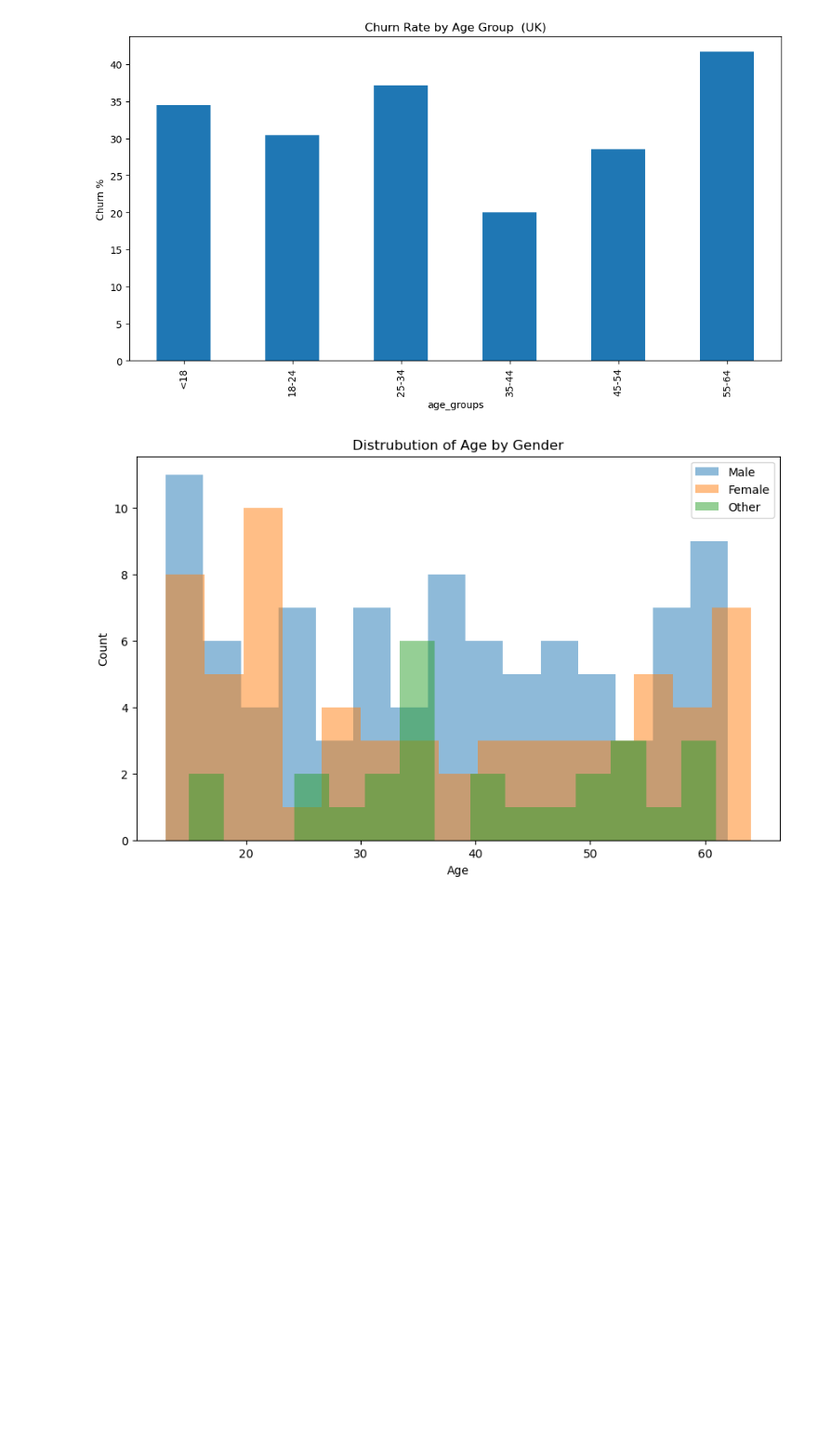
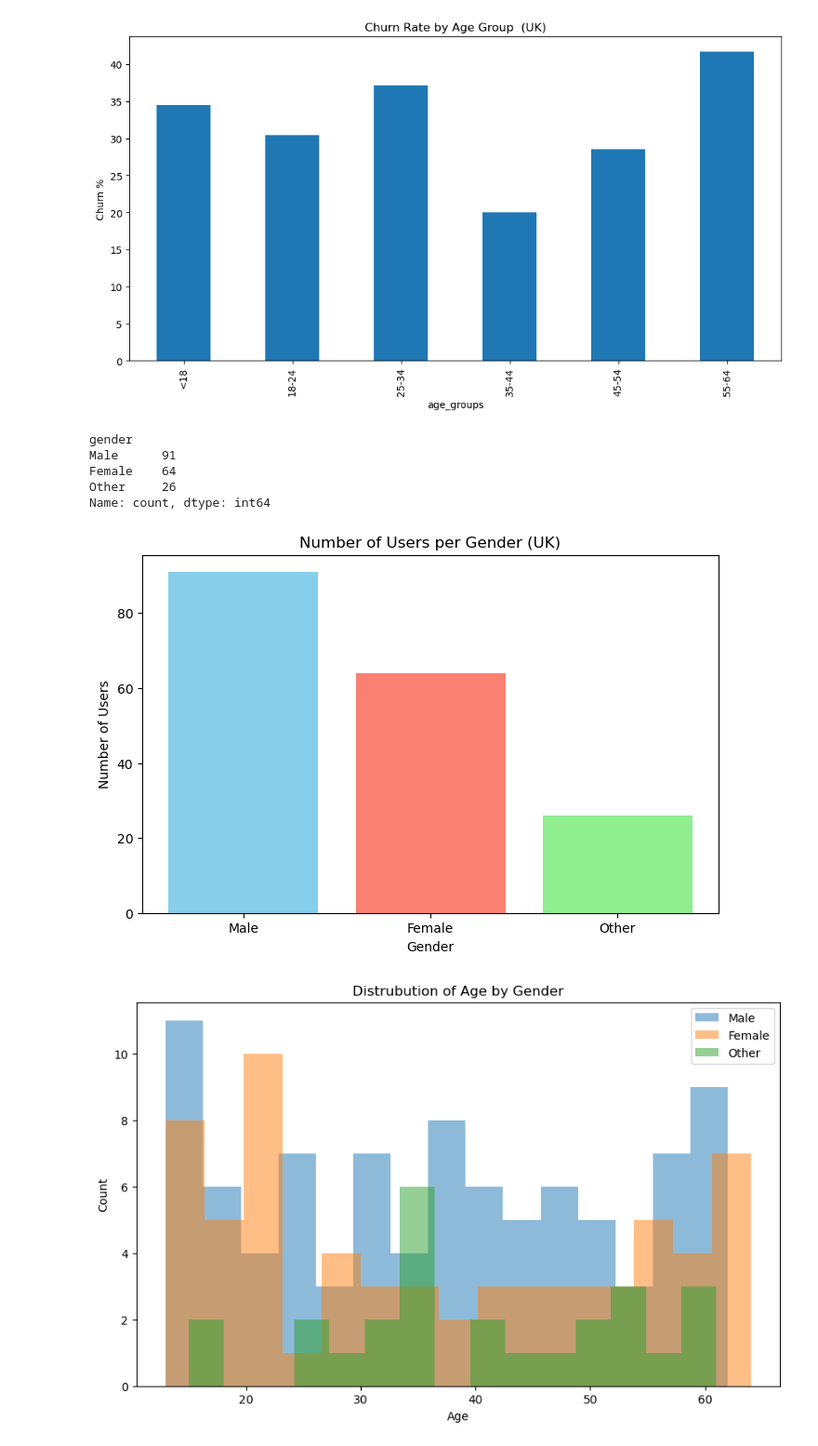
Before and after one commit to mirajgansi/IoA_Autum_sprint, a Jupyter notebook: notebook/analysis.ipynb, the cells around one changed output. Shown at 93% size. Saved outputs shown, nothing was run; the diff lists cells and outputs as text; code cells hidden in the pictures; blank space fills up the shorter version.

```diff
--- a/notebook/analysis.ipynb
+++ b/notebook/analysis.ipynb
@@ -133,6 +138,24 @@ plt.title('Churn Rate by Age Group  (UK)')
 plt.show()
 # %% [output]
 [figure]
+# %%
+gender_counts = uk_data['gender'].value_counts()
+print(gender_counts)
+# %% [output]
+gender
+Male      91
+Female    64
+Other     26
+Name: count, dtype: int64
+# %%
+plt.figure(figsize=(8,5))
+plt.bar(gender_counts.index, gender_counts.values, color=['skyblue', 'salmon', 'lightgreen'])
+plt.xlabel('Gender')
+plt.ylabel('Number of Users')
+plt.title('Number of Users per Gender (UK)')
+plt.show()
+# %% [output]
+[figure, added]
 # %%
 plt.figure(figsize=(10, 6))
 for gender in ['Male', 'Female', 'Other']:
```
Also changed, not shown: parts of 39 cells of this notebook.
